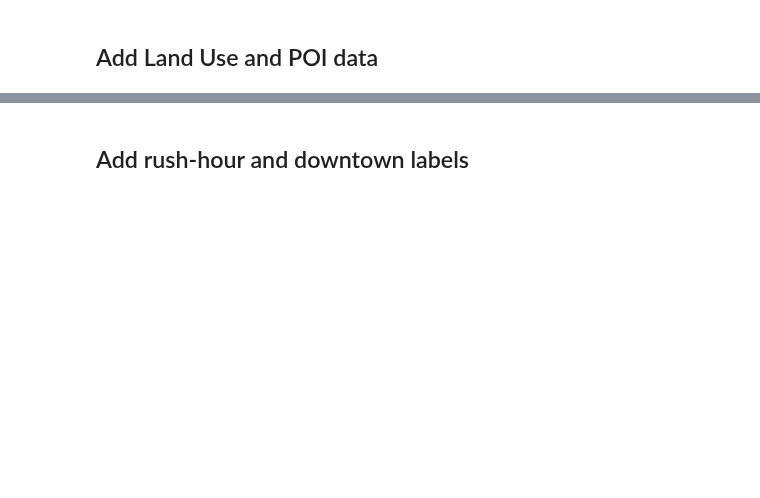
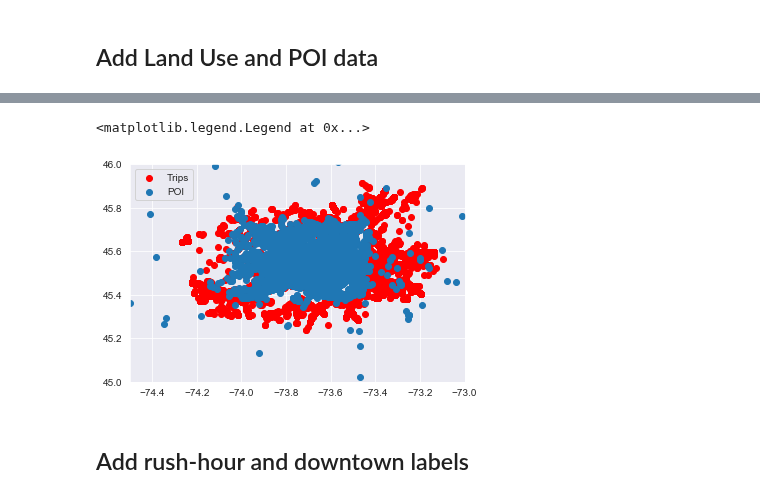
Before and after one commit to Thomasjkeel/Trip_Purpose_Classification, a Jupyter notebook: Notebooks/preprocessing/all_preprocessing.ipynb, the cells around one changed output, grey strips where cells are left out. Cells and saved outputs as stored; diff of their text form; code cells hidden in the pictures; blank space fills up the shorter version.

```diff
--- a/Notebooks/preprocessing/all_preprocessing.ipynb
+++ b/Notebooks/preprocessing/all_preprocessing.ipynb
@@ -223,2 +691,4 @@ Wall time: 14min 32s
 # %% [markdown]
 ## Add Land Use and POI data
+# %%
+mtl_land_use = gpd.read_file('../../Data/supplementary_data/land_use/mtl_land_use.json')
@@ -224,0 +704,19 @@ Wall time: 14min 32s
+# %%
+def intersect_landuse(row):
+    try:
+        the_cat = mtl_land_use.iloc[np.where(mtl_land_use.intersects(shapely.geometry.Point(row.start_can)))[0]].categorie
+        return the_cat.values[0]
+    except:
+        return "0"
+
+def intersect_landuse_end(row):
+    try:
+        the_cat = mtl_land_use.iloc[np.where(mtl_land_use.intersects(shapely.geometry.Point(row.end_can)))[0]].categorie
+        return the_cat.values[0]
+    except:
+        return "0"
+# %%
+%%time
+## 1 hour 40 mins
+gdf_2016['land_use_s'] = gdf_2016.apply(intersect_landuse, axis=1)
+gdf_2016['land_use_e'] = gdf_2016.apply(intersect_landuse_end, axis=1)
@@ -224,0 +780,2 @@ Wall time: 14min 32s
+# %%
+mtl_pois = pd.read_csv("../../Data/supplementary_data/POI/mtl_pois.csv")
@@ -224,0 +810,11 @@ Wall time: 14min 32s
+# %%
+fig, ax = plt.subplots(1)
+plt.scatter(gdf_2016['start_wgs'].apply(lambda row: row.x),
+            gdf_2016['start_wgs'].apply(lambda row: row.y),color='r', label='Trips')
+plt.scatter(mtl_pois['lon'],mtl_pois['lat'], label='POI')
+plt.xlim(-74.5,-73)
+plt.ylim(45, 46)
+plt.legend()
+# %% [output]
+<matplotlib.legend.Legend at 0x...>
+[figure, added]
```
Also changed, not shown: parts of 113 cells of this notebook, 13 other files.
